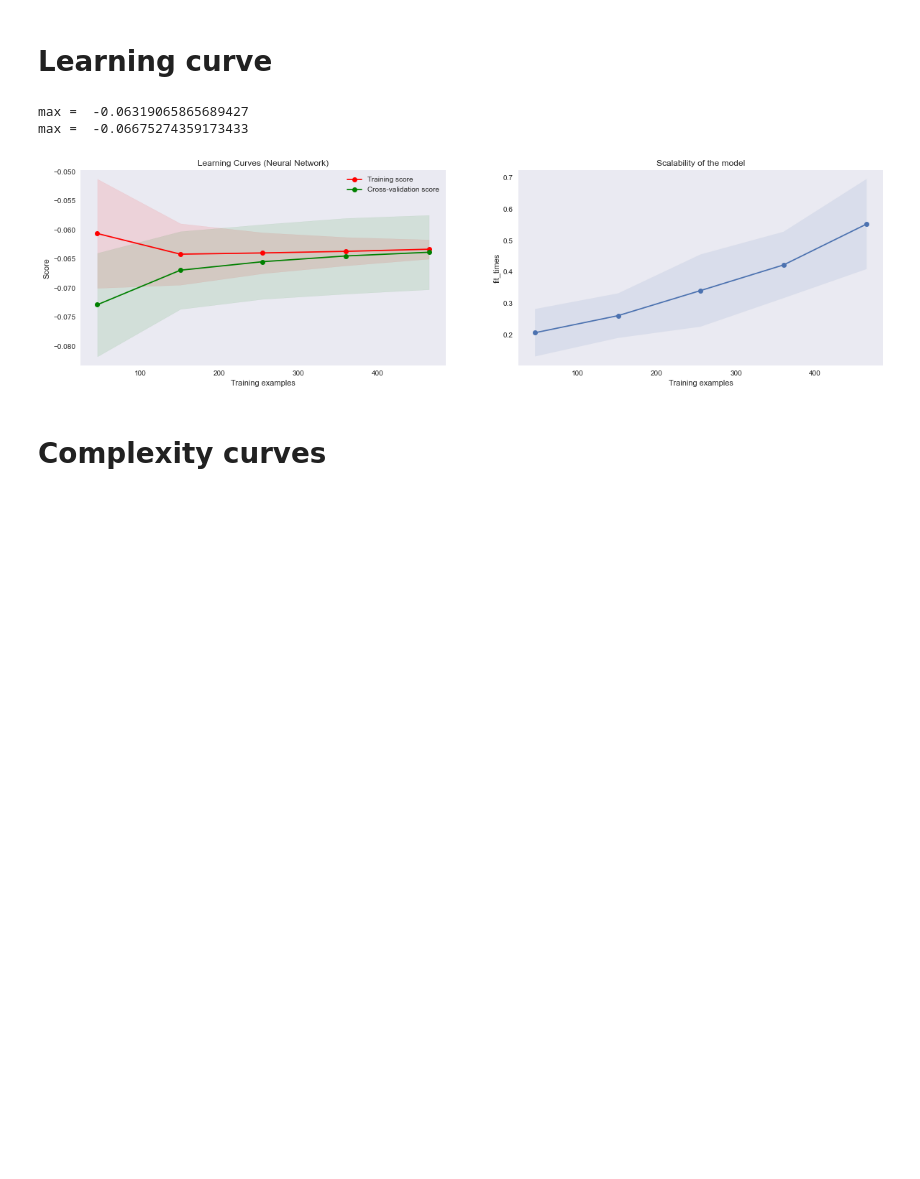
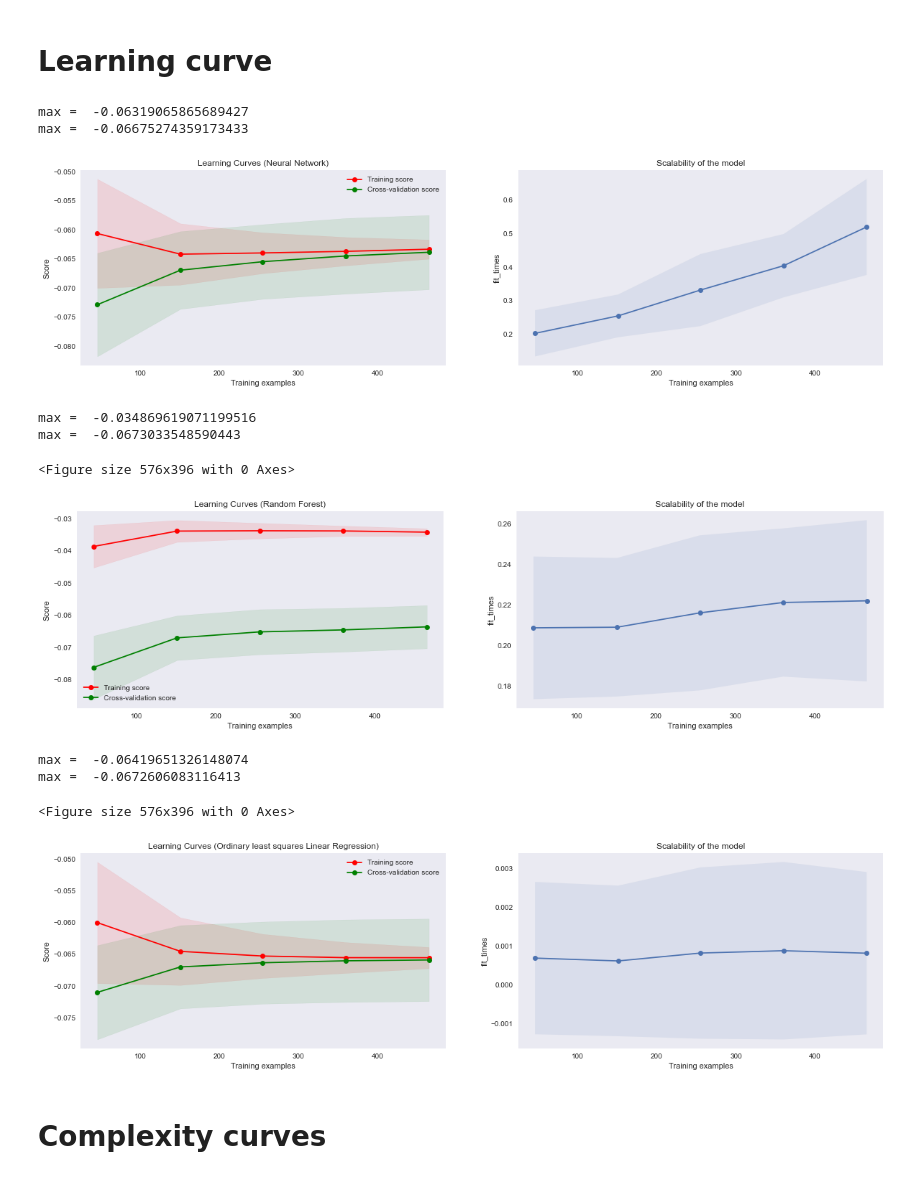
Before and after one commit to sechava4/monitoreogrid, a Jupyter notebook: app/Develops/Consumption_estimation_Journal/Model_generation_notebook.ipynb, the cells around one changed output. Drawn from its saved outputs; the diff is of its cells as text; code cells hidden in the pictures; blank space fills up the shorter version.

```diff
--- a/app/Develops/Consumption_estimation_Journal/Model_generation_notebook.ipynb
+++ b/app/Develops/Consumption_estimation_Journal/Model_generation_notebook.ipynb
@@ -725,8 +725,8 @@ mean_features_by_user_and_slope.head(60)
 | 55 | (6.0, 10.0] | Santiago_Echavarria_FSV110 | 54.702600 | -5.838000 | 0.543235 |
 | 56 | (6.0, 10.0] | Sergio | 40.015500 | -14.433000 | 0.683621 |
 # %%
-model_ft = train_cons[['mean_max_power_usr', 'mean_min_power_usr', 'mean_consumption_per_km_usr', 'mean_soc', 'travel_time', 'mass', 'nominal_speed', 'slope']]
-selected_ft = train_cons[['mean_max_power_usr', 'mean_min_power_usr', 'mean_consumption_per_km_usr', 'mean_soc', 'travel_time','mass','nominal_speed', 'slope', 'consumption_per_km']]
+model_ft = train_cons[['mean_max_power_usr', 'mean_soc','mean_speed', 'slope']]
+selected_ft = train_cons[['mean_max_power_usr', 'mean_soc','mean_speed', 'slope', 'consumption_per_km']]
 print(len(selected_ft))
 selected_ft.corr()
 # %% [output]
@@ -1227,35 +1223,43 @@ estimator = MLPRegressor(random_state=1, activation='logistic', alpha=0.001, hid
 plot_learning_curve(estimator, title, X, y, # ylim=(0.7, 1.01),
                     cv=cv, n_jobs=-1)
 plt.show()
 
 plt.figure()
 title = "Learning Curves (Random Forest)"
 # Cross validation with 100 iterations to get smoother mean test and train
 # score curves, each time with 20% data randomly selected as a validation set.
 cv = ShuffleSplit(n_splits=100, test_size=0.2, random_state=0)
 
 estimator = RandomForestRegressor(n_estimators=60, max_depth=10,
-                                   min_samples_leaf=20,max_features='auto' , criterion='mse', n_jobs=-1)
+                                   min_samples_leaf=2,max_features='auto' , criterion='mse', n_jobs=-1)
 plot_learning_curve(estimator, title, X, y, # ylim=(0.7, 1.01),
                     cv=cv, n_jobs=-1)
 
 plt.show()
 
 plt.figure()
 title = "Learning Curves (Ordinary least squares Linear Regression)"
 # Cross validation with 100 iterations to get smoother mean test and train
 # score curves, each time with 20% data randomly selected as a validation set.
 cv = ShuffleSplit(n_splits=100, test_size=0.2, random_state=0)
 
 estimator = linear_model.LinearRegression(n_jobs=-1)
 plot_learning_curve(estimator, title, X, y,  # ylim=(0.7, 1.01),
                     cv=cv, n_jobs=-1)
 
 plt.show()
 # %% [output]
 max =  -0.06319065865689427
 max =  -0.06675274359173433
-[figure, old version]
+[figure, new version]
+max =  -0.034869619071199516
+max =  -0.0673033548590443
+<Figure size 576x396 with 0 Axes>
+[figure, added]
+max =  -0.06419651326148074
+max =  -0.0672606083116413
+<Figure size 576x396 with 0 Axes>
+[figure, added]
 # %%
 dump(ann_regr, open('ann_regr.pkl', 'wb'))
 # %% [markdown]
```
Also changed, not shown: parts of 8 cells of this notebook, 25 other files.
